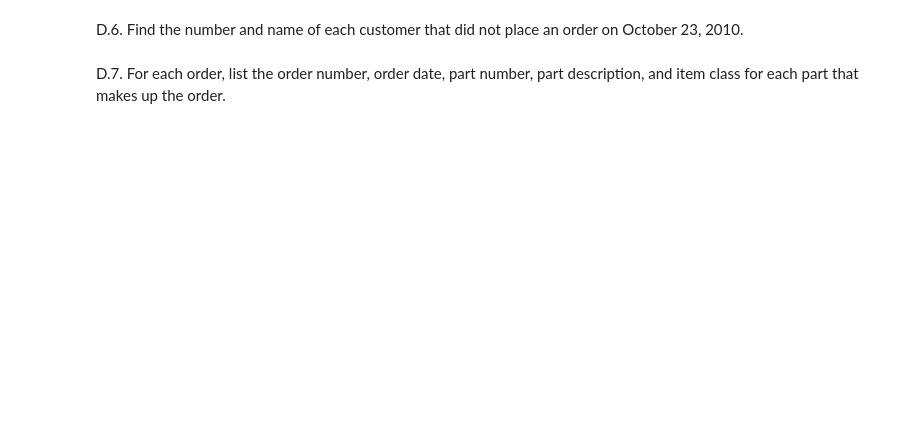
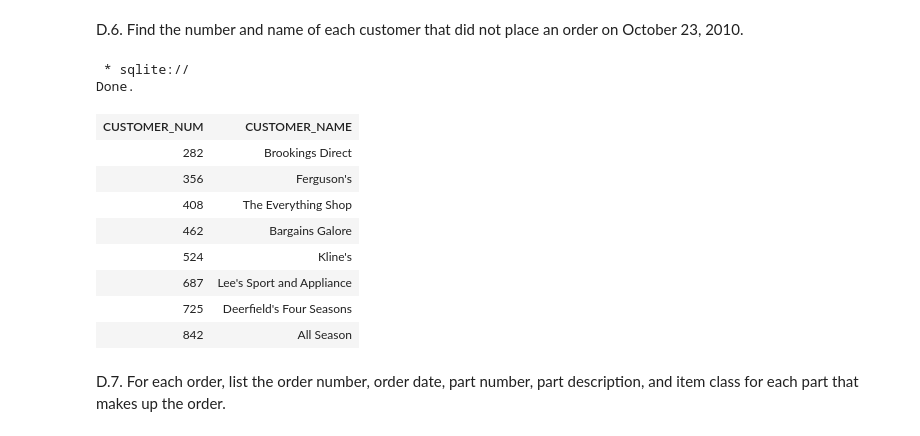
Before and after one commit to sni13/rsm312-businessAnalytics, a Jupyter notebook: Assignment.ipynb, the cells around one changed output. Cells and saved outputs as stored; diff of their text form; code cells hidden in the pictures; blank space fills up the shorter version.

```diff
--- a/Assignment.ipynb
+++ b/Assignment.ipynb
@@ -568,4 +642,23 @@ D.5. Repeat Exercise 4, but this time use the EXISTS operator in your answer.
 # %% [markdown]
 D.6. Find the number and name of each customer that did not place an order on October 23, 2010.
+# %%
+%%sql
+SELECT customer_num, customer_name
+FROM customer
+WHERE customer_num NOT IN
+(SELECT customer_num FROM orders
+WHERE order_date = '23-OCT-2010');
+# %% [output]
+ * sqlite://
+Done.
+| CUSTOMER_NUM | CUSTOMER_NAME |
+| 282 | Brookings Direct |
+| 356 | Ferguson's |
+| 408 | The Everything Shop |
+| 462 | Bargains Galore |
+| 524 | Kline's |
+| 687 | Lee's Sport and Appliance |
+| 725 | Deerfield's Four Seasons |
+| 842 | All Season |
 # %% [markdown]
 D.7. For each order, list the order number, order date, part number, part description, and item class for each part that makes up the order.
```
Also changed, not shown: parts of 11 cells of this notebook.
